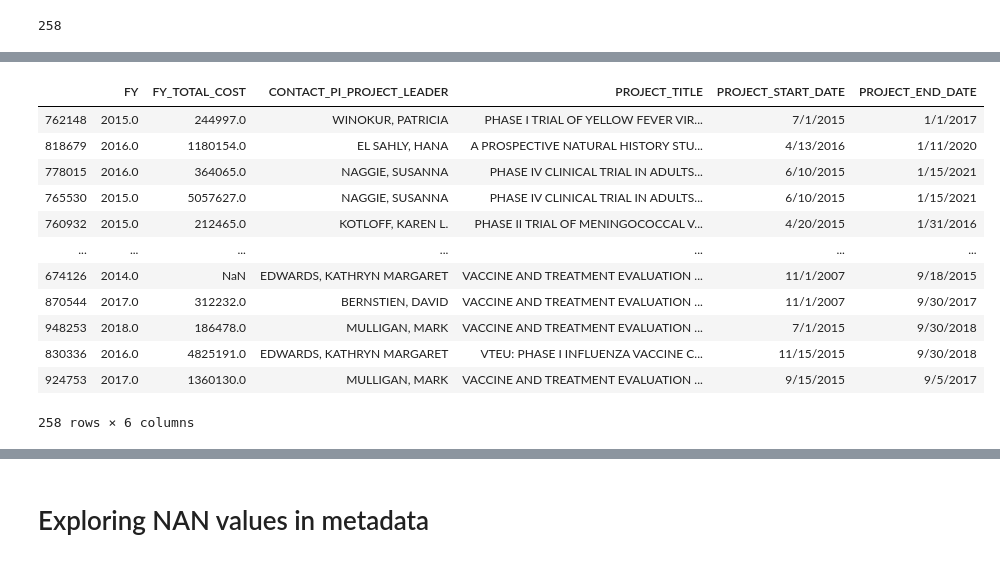
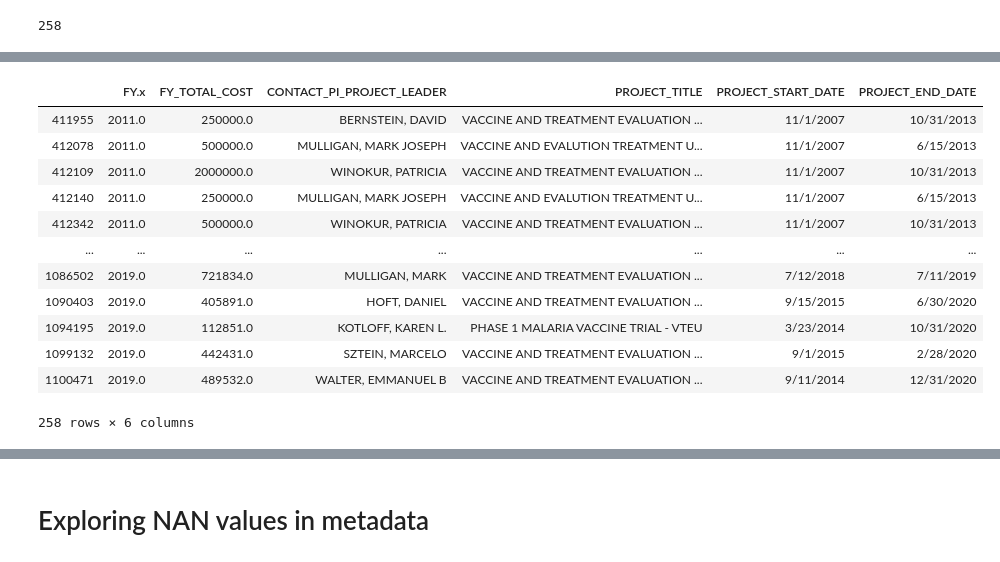
Before and after one commit to DSPG-Young-Scholars-Program/dspg20RnD, a Jupyter notebook: src/eda/lara_eda_profiling.ipynb, the cells around one changed output, grey strips where cells are left out. Drawn from its saved outputs; the diff is of its cells as text; code cells hidden in the pictures.

```diff
--- a/src/eda/lara_eda_profiling.ipynb
+++ b/src/eda/lara_eda_profiling.ipynb
@@ -77,6 +49,0 @@ raw[raw['FY.x'] != raw['FY.y']][['FY.x','FY.y']]
-# %%
-#rename 'FY.x' as 'FY' to fit downstream code
-raw = raw.rename(columns={'FY.x': 'FY'})
-# %%
-#drop FY.y columns
-raw = raw.drop(['FY.y'], axis=1)
@@ -90,2 +49,0 @@ raw = raw.drop(['FY.y'], axis=1)
-# %%
-raw = raw.drop(['original index'], axis=1)
@@ -134,2 +49,0 @@ len(duplicates)
-# %%
-raw = raw.sort_values(['PROJECT_END_DATE'])
@@ -212,20 +299,20 @@ len(common_df)
 # %%
 # High Count Abstract in raw 2019 data
 
-common_raw[['FY', 'FY_TOTAL_COST', 'CONTACT_PI_PROJECT_LEADER', 'PROJECT_TITLE', 'PROJECT_START_DATE', 'PROJECT_END_DATE']]#.sort_values()
+common_raw[['FY.x', 'FY_TOTAL_COST', 'CONTACT_PI_PROJECT_LEADER', 'PROJECT_TITLE', 'PROJECT_START_DATE', 'PROJECT_END_DATE']]#.sort_values()
 # %% [output]
-|  | FY | FY_TOTAL_COST | CONTACT_PI_PROJECT_LEADER | PROJECT_TITLE | PROJECT_START_DATE | PROJECT_END_DATE |
-| 762148 | 2015.0 | 244997.0 | WINOKUR, PATRICIA | PHASE I TRIAL OF YELLOW FEVER VIR... | 7/1/2015 | 1/1/2017 |
-| 818679 | 2016.0 | 1180154.0 | EL SAHLY, HANA | A PROSPECTIVE NATURAL HISTORY STU... | 4/13/2016 | 1/11/2020 |
-| 778015 | 2016.0 | 364065.0 | NAGGIE, SUSANNA | PHASE IV CLINICAL TRIAL IN ADULTS... | 6/10/2015 | 1/15/2021 |
-| 765530 | 2015.0 | 5057627.0 | NAGGIE, SUSANNA | PHASE IV CLINICAL TRIAL IN ADULTS... | 6/10/2015 | 1/15/2021 |
-| 760932 | 2015.0 | 212465.0 | KOTLOFF, KAREN L. | PHASE II TRIAL OF MENINGOCOCCAL V... | 4/20/2015 | 1/31/2016 |
+|  | FY.x | FY_TOTAL_COST | CONTACT_PI_PROJECT_LEADER | PROJECT_TITLE | PROJECT_START_DATE | PROJECT_END_DATE |
+| 411955 | 2011.0 | 250000.0 | BERNSTEIN, DAVID | VACCINE AND TREATMENT EVALUATION ... | 11/1/2007 | 10/31/2013 |
+| 412078 | 2011.0 | 500000.0 | MULLIGAN, MARK JOSEPH | VACCINE AND EVALUTION TREATMENT U... | 11/1/2007 | 6/15/2013 |
+| 412109 | 2011.0 | 2000000.0 | WINOKUR, PATRICIA | VACCINE AND TREATMENT EVALUATION ... | 11/1/2007 | 10/31/2013 |
+| 412140 | 2011.0 | 250000.0 | MULLIGAN, MARK JOSEPH | VACCINE AND EVALUTION TREATMENT U... | 11/1/2007 | 6/15/2013 |
+| 412342 | 2011.0 | 500000.0 | WINOKUR, PATRICIA | VACCINE AND TREATMENT EVALUATION ... | 11/1/2007 | 10/31/2013 |
 | ... | ... | ... | ... | ... | ... | ... |
-| 674126 | 2014.0 | NaN | EDWARDS, KATHRYN MARGARET | VACCINE AND TREATMENT EVALUATION ... | 11/1/2007 | 9/18/2015 |
-| 870544 | 2017.0 | 312232.0 | BERNSTIEN, DAVID | VACCINE AND TREATMENT EVALUATION ... | 11/1/2007 | 9/30/2017 |
-| 948253 | 2018.0 | 186478.0 | MULLIGAN, MARK | VACCINE AND TREATMENT EVALUATION ... | 7/1/2015 | 9/30/2018 |
-| 830336 | 2016.0 | 4825191.0 | EDWARDS, KATHRYN MARGARET | VTEU: PHASE I INFLUENZA VACCINE C... | 11/15/2015 | 9/30/2018 |
-| 924753 | 2017.0 | 1360130.0 | MULLIGAN, MARK | VACCINE AND TREATMENT EVALUATION ... | 9/15/2015 | 9/5/2017 |
+| 1086502 | 2019.0 | 721834.0 | MULLIGAN, MARK | VACCINE AND TREATMENT EVALUATION ... | 7/12/2018 | 7/11/2019 |
+| 1090403 | 2019.0 | 405891.0 | HOFT, DANIEL | VACCINE AND TREATMENT EVALUATION ... | 9/15/2015 | 6/30/2020 |
+| 1094195 | 2019.0 | 112851.0 | KOTLOFF, KAREN L. | PHASE 1 MALARIA VACCINE TRIAL - VTEU | 3/23/2014 | 10/31/2020 |
+| 1099132 | 2019.0 | 442431.0 | SZTEIN, MARCELO | VACCINE AND TREATMENT EVALUATION ... | 9/1/2015 | 2/28/2020 |
+| 1100471 | 2019.0 | 489532.0 | WALTER, EMMANUEL B | VACCINE AND TREATMENT EVALUATION ... | 9/11/2014 | 12/31/2020 |
 258 rows × 6 columns
 # %%
 # Abstract w/ highest occurances in de-duplicated and -NAN  2019 data
```
Also changed, not shown: parts of 106 cells of this notebook, 1 other file.
